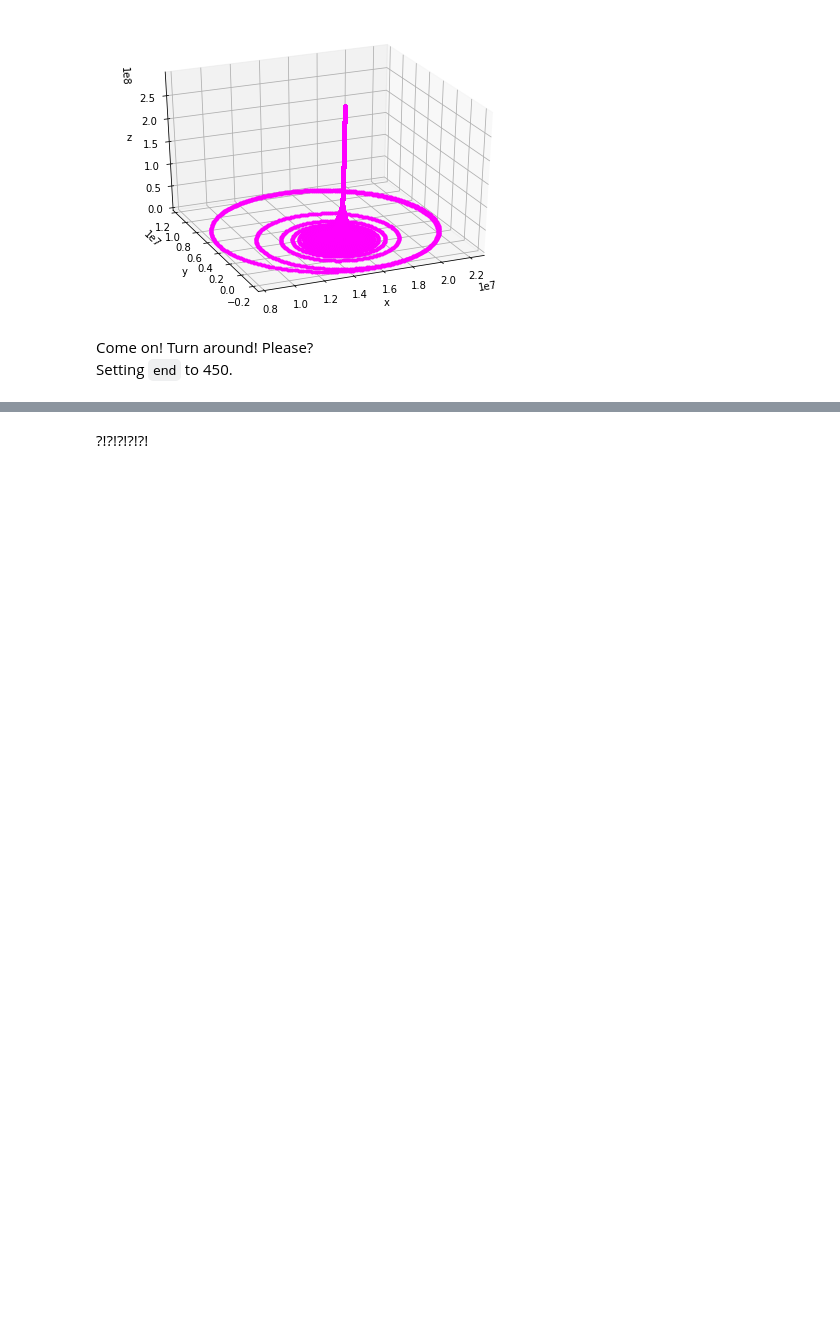
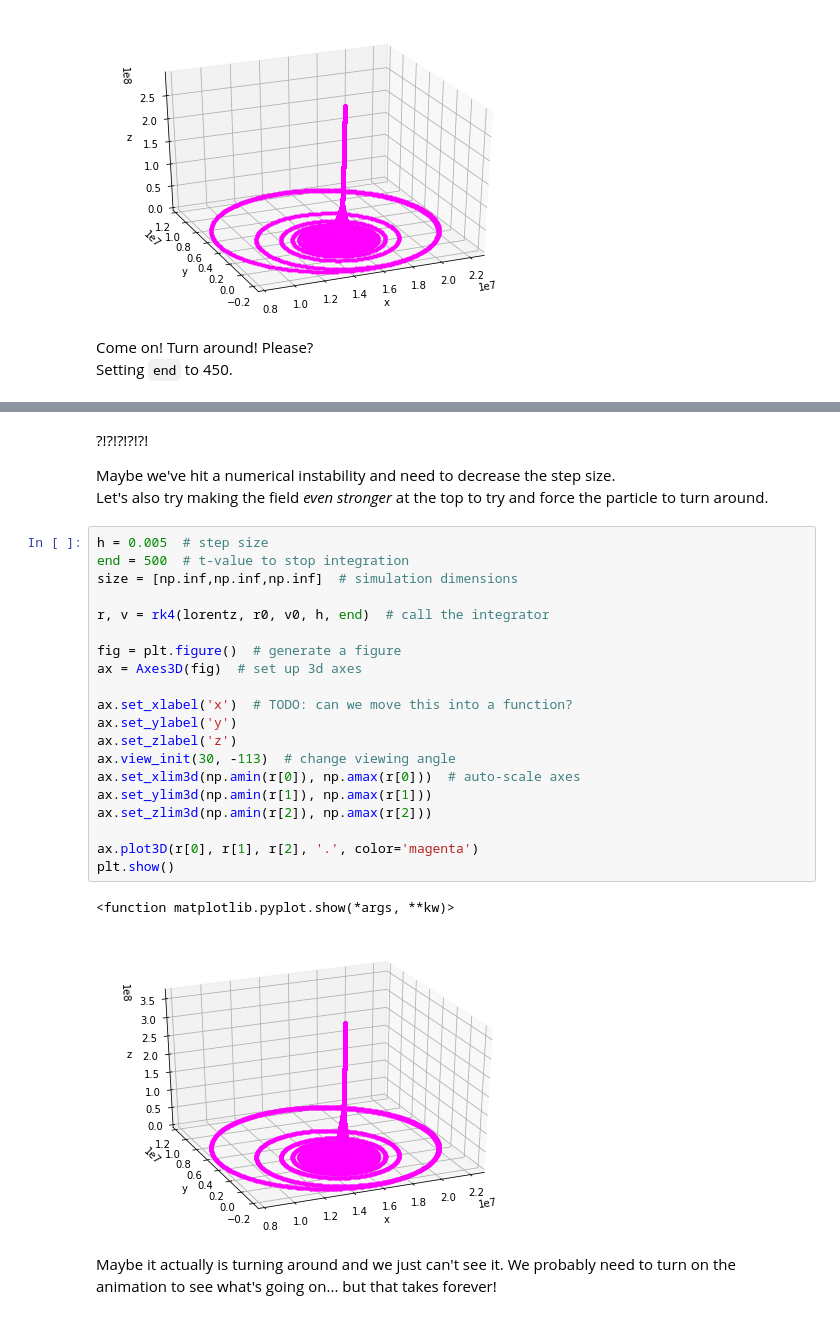
Before and after one commit to sgango/Y1-Project, a Jupyter notebook: ntbks/7_bounce.ipynb, the cells around one changed output, grey strips where cells are left out. Drawn from its saved outputs; the diff is of its cells as text; blank space fills up the shorter version.

Commit message:
Continue trying to bounce the particle
 - Possible numerical instability with high
   end points. Are the numbers getting too big again?
   No warnings though.

```diff
--- a/ntbks/7_bounce.ipynb
+++ b/ntbks/7_bounce.ipynb
@@ -363,5 +363,33 @@ Avg. distance  2.47395e+16
 Max. speed     5.84379e+17
 Avg. speed     3.06994e+16
 [figure]
-# %% [markdown]
-?!?!?!?!?!
+# %% [markdown]
+?!?!?!?!?!
+
+Maybe we've hit a numerical instability and need to decrease the step size.
+Let's also try making the field _even stronger_ at the top to try and force the particle to turn around.
+# %%
+h = 0.005  # step size
+end = 500  # t-value to stop integration
+size = [np.inf,np.inf,np.inf]  # simulation dimensions
+
+r, v = rk4(lorentz, r0, v0, h, end)  # call the integrator
+
+fig = plt.figure()  # generate a figure
+ax = Axes3D(fig)  # set up 3d axes
+
+ax.set_xlabel('x')  # TODO: can we move this into a function?
+ax.set_ylabel('y')
+ax.set_zlabel('z')
+ax.view_init(30, -113)  # change viewing angle
+ax.set_xlim3d(np.amin(r[0]), np.amax(r[0]))  # auto-scale axes
+ax.set_ylim3d(np.amin(r[1]), np.amax(r[1]))
+ax.set_zlim3d(np.amin(r[2]), np.amax(r[2]))
+
+ax.plot3D(r[0], r[1], r[2], '.', color='magenta')
+plt.show()
+# %% [output]
+<function matplotlib.pyplot.show(*args, **kw)>
+[figure, added]
+# %% [markdown]
+Maybe it actually is turning around and we just can't see it. We probably need to turn on the animation to see what's going on... but that takes forever!
```
Also changed, not shown: parts of 1 cell of this notebook.
